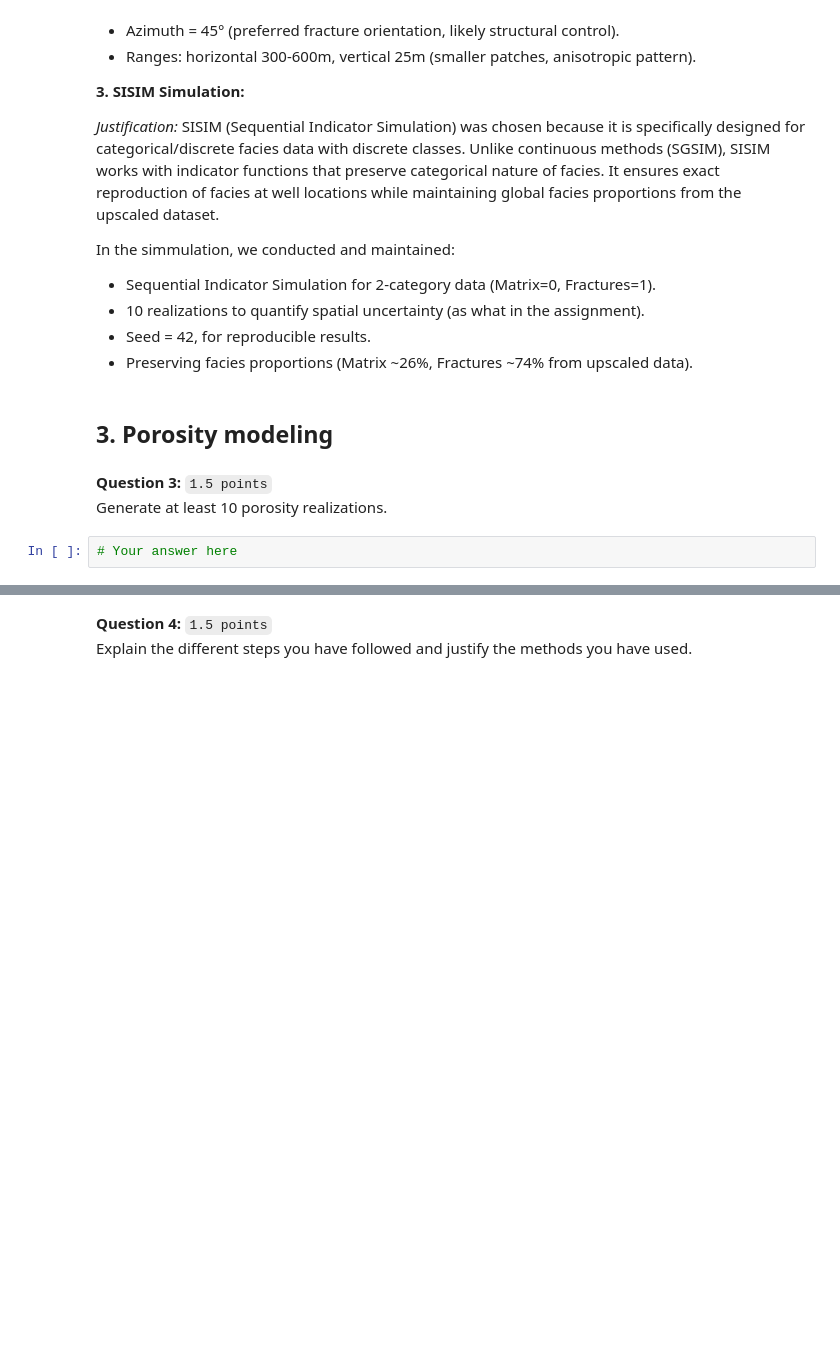
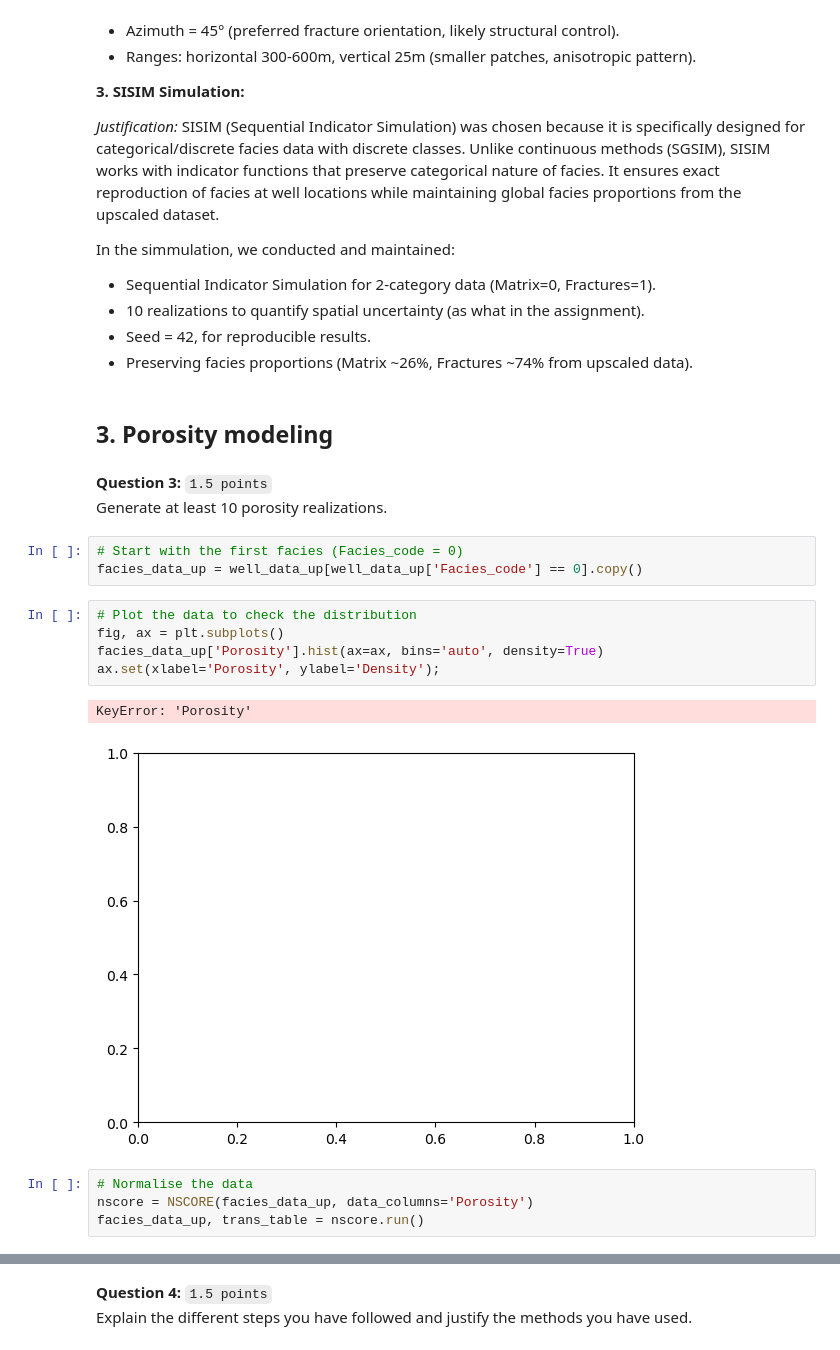
Before and after one commit to nandanajihha/Final-Assignment-Geomodelling, a Jupyter notebook: final-assignment.ipynb, the cells around one changed output, grey strips where cells are left out. Saved outputs shown, nothing was run; the diff lists cells and outputs as text; blank space fills up the shorter version.

```diff
--- a/final-assignment.ipynb
+++ b/final-assignment.ipynb
@@ -422,4 +422,17 @@ In the simmulation, we conducted and maintained:
 **Question 3:** `1.5 points`
 Generate at least 10 porosity realizations.
 # %%
-# Your answer here
+# Start with the first facies (Facies_code = 0)
+facies_data_up = well_data_up[well_data_up['Facies_code'] == 0].copy()
+# %%
+# Plot the data to check the distribution
+fig, ax = plt.subplots()
+facies_data_up['Porosity'].hist(ax=ax, bins='auto', density=True)
+ax.set(xlabel='Porosity', ylabel='Density');
+# %% [output]
+KeyError: 'Porosity'
+[figure, added]
+# %%
+# Normalise the data
+nscore = NSCORE(facies_data_up, data_columns='Porosity')
+facies_data_up, trans_table = nscore.run()
```
Also changed, not shown: parts of 14 cells of this notebook.
